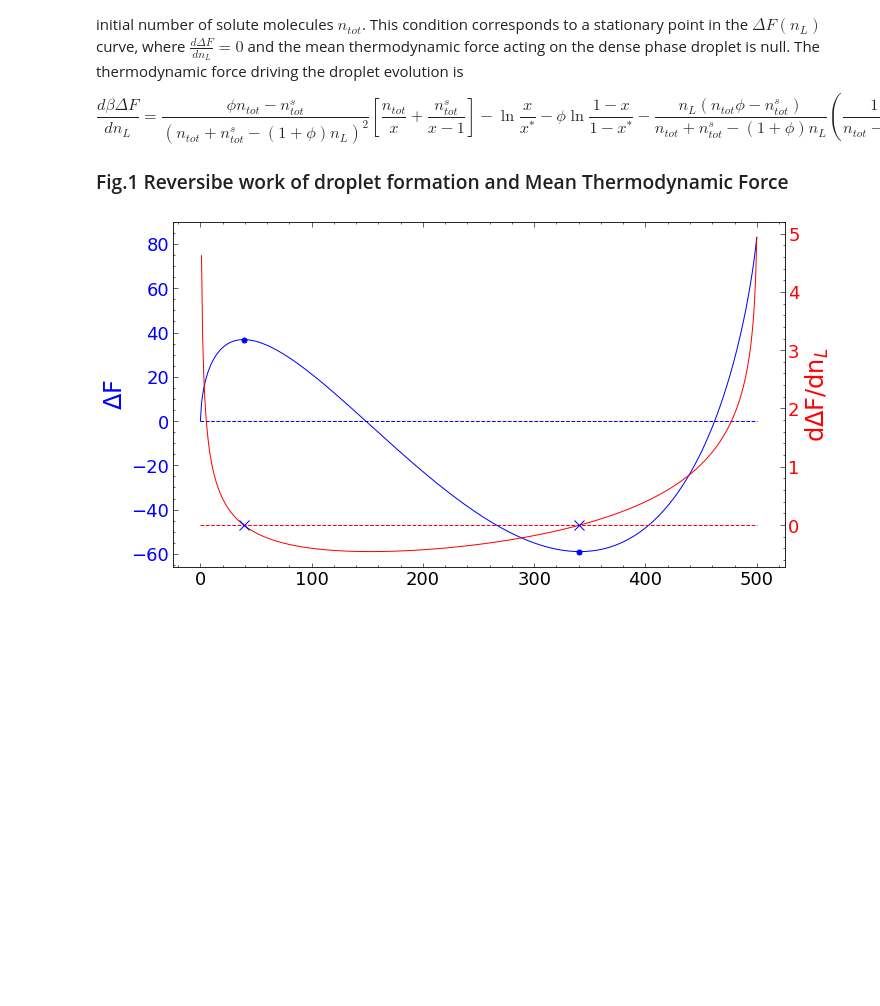
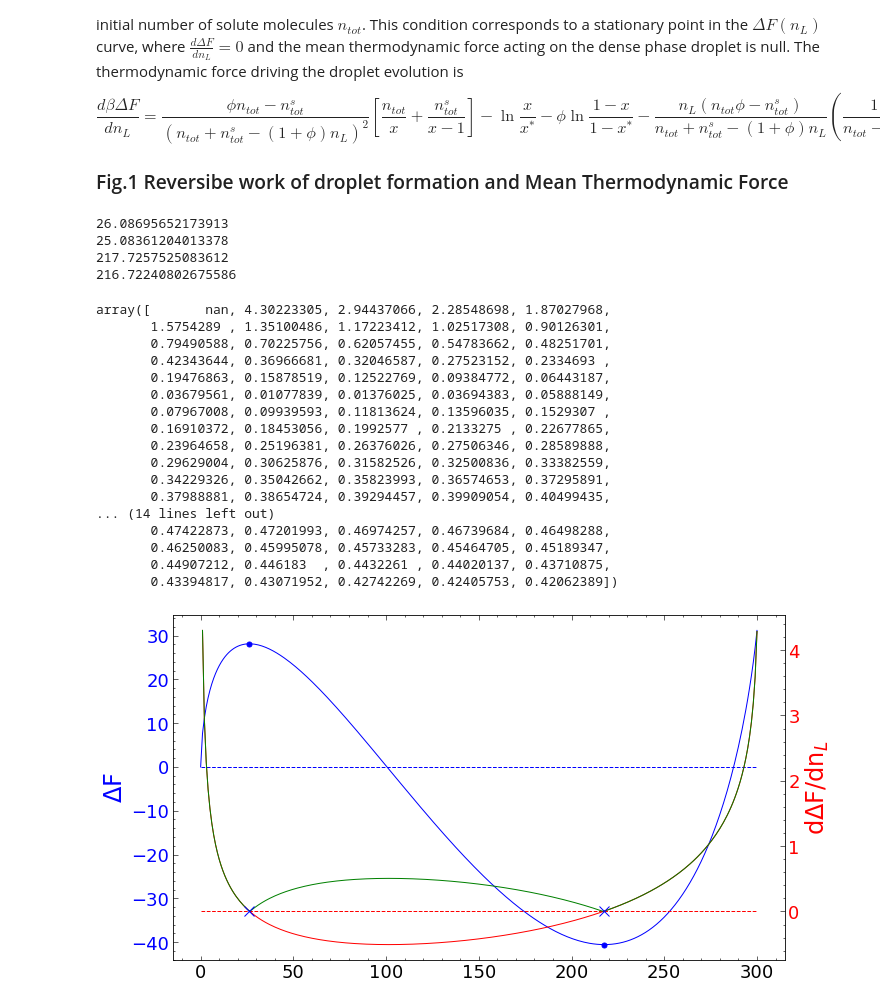
Before and after one commit to aaronrfinney/droplet-analysis, a Jupyter notebook: LLPS_CaCO3.ipynb, the cells around one changed output. Drawn from its saved outputs; the diff is of its cells as text; code cells hidden in the pictures; blank space fills up the shorter version.

```diff
--- a/LLPS_CaCO3.ipynb
+++ b/LLPS_CaCO3.ipynb
@@ -117,51 +118,102 @@ X=lambda nL, ntot, phi, nstot,: (ntot-nL)/(ntot+nstot-(1+phi)*nL)
 
 Nltot=lambda nL, ntot, phi, nstot,: (ntot+nstot-(1+phi)*nL)
 
+#F=lambda nL, ntot, phi, nstot, xstar, betasigmaprime, : \
+#                                -nL*(np.log(X(nL,ntot,phi,nstot)/xstar)) \
+#                                +phi*np.log((1-X(nL,ntot,phi,nstot))/(1-xstar))\
+#                                +ntot*np.log(X(nL,ntot,phi,nstot)/X(0,ntot,phi,nstot)) \
+#                                +nstot*np.log((1-X(nL,ntot,phi,nstot))/(1-X(0,ntot,phi,nstot))) \
+#                                +betasigmaprime*np.power((nL*(1+phi)),2/3)
+
 F=lambda nL, ntot, phi, nstot, xstar, betasigmaprime, : \
                                 -nL*(np.log(X(nL,ntot,phi,nstot)/xstar)) \
-                                +phi*np.log((1-X(nL,ntot,phi,nstot))/(1-xstar))\
+                                -nL*phi*np.log((1-X(nL,ntot,phi,nstot))/(1-xstar))\
                                 +ntot*np.log(X(nL,ntot,phi,nstot)/X(0,ntot,phi,nstot)) \
                                 +nstot*np.log((1-X(nL,ntot,phi,nstot))/(1-X(0,ntot,phi,nstot))) \
                                 +betasigmaprime*np.power((nL*(1+phi)),2/3)
+
+#dFdnL=lambda nL, ntot, phi, nstot, xstar, betasigmaprime, : \
+#                                            (phi*ntot-nstot)/np.power(Nltot(nL,ntot,phi,nstot),2)*(ntot/X(nL,ntot,phi,nstot)+nstot/(X(nL,ntot,phi,nstot)-1)) \
+#                                            -np.log(X(nL,ntot,phi,nstot)/xstar)-phi*np.log((1-X(nL,ntot,phi,nstot)/(1-xstar))) \
+#                                            -nL*(ntot*phi-nstot)/Nltot(nL,ntot,phi,nstot)*(1/(ntot-nL)-phi/(nstot-phi*nL)) \
+#                                            +2/3*betasigmaprime*np.power((1+phi),2/3)*np.power((nL*(1+phi)),-1/3)
 
 dFdnL=lambda nL, ntot, phi, nstot, xstar, betasigmaprime, : \
                                             (phi*ntot-nstot)/np.power(Nltot(nL,ntot,phi,nstot),2)*(ntot/X(nL,ntot,phi,nstot)+nstot/(X(nL,ntot,phi,nstot)-1)) \
                                             -np.log(X(nL,ntot,phi,nstot)/xstar)-phi*np.log((1-X(nL,ntot,phi,nstot)/(1-xstar))) \
                                             -nL*(ntot*phi-nstot)/Nltot(nL,ntot,phi,nstot)*(1/(ntot-nL)-phi/(nstot-phi*nL)) \
-                                            +2/3*betasigmaprime*np.power((1+phi),2/3)*np.power((nL*(1+phi)),-1/3)
+                                            +(2*betasigmaprime*np.power((1+phi)*nL,2/3)) / (3*nL)
 # %%
 # I am using order of magnitude values from illustrative purposes.
-nL=np.linspace(0,500,500)
-ntot=501 #g/l
-phi=0
-nstot=6000
-xstar=0.01
-betasigmaprime=10#
+nm=300
+nm2=np.int(nm/2)
+nL=np.linspace(0,nm,nm)
+#ntot=501 #g/l
+#phi=0
+#nstot=6000
+#xstar=0.01
+#betasigmaprime=10#
+ntot=301 #g/l
+phi=5
+nstot=30000
+xstar=0.00095
+betasigmaprime=3#
 
 #figure
 figure=plt.figure()
 ax2 = figure.add_axes([0.1,0.1,1.7,1.2])
 ax2.tick_params(axis ='y', labelcolor = 'blue')
 ax2.set_ylabel('$\Delta$F', fontsize=24, color='blue');
 
 #Free Energy
 plt.plot(nL,F(nL,ntot,phi,nstot,xstar,betasigmaprime),'b',linewidth=1)
 plt.show
 plt.plot(nL,np.zeros(np.shape(nL)),'b--',linewidth=1)
 
 ax1 = ax2.twinx()
 ax1.set_ylabel('d$\Delta$F/dn$_L$', fontsize=24, color='red')
 ax1.plot(nL,np.zeros(np.shape(nL)),'r--',linewidth=1)
 #Mean Force
 ax1.plot(nL,(dFdnL(nL,ntot,phi,nstot,xstar,betasigmaprime)),'r',linewidth=1)
+ax1.plot(nL,np.abs((dFdnL(nL,ntot,phi,nstot,xstar,betasigmaprime))),'g',linewidth=1)
+
 
 Ftot=F(nL,ntot,phi,nstot,xstar,betasigmaprime);
 ax2.plot(nL[np.argmax(Ftot[0:np.argmin(Ftot)])],np.max(Ftot[0:np.argmin(Ftot)]),'ob',markersize=5)
 ax2.plot(nL[np.argmin(Ftot)],np.min(Ftot),'ob',markersize=5)
 ax1.plot(nL[np.argmin(Ftot)],0,'xb',markersize=10)
 ax1.plot(nL[np.argmax(Ftot[0:np.argmin(Ftot)])],0,'xb',markersize=10)
 ax1.tick_params(axis ='y', labelcolor = 'red', right = True , labelright = True )
 
+dFdnltot = np.abs(dFdnL(nL,ntot,phi,nstot,xstar,betasigmaprime))
 plt.savefig('FES_and_dFdnL', dpi=600, bbox_inches='tight')
+
+print(nL[np.argmax(Ftot[:nm2])])
+print(nL[np.argmin(dFdnltot[1:nm2])])
+print(nL[np.argmin(Ftot)])
+print(nL[nm2+np.argmin(dFdnltot[nm2:])])
+
+dFdnltot[:nm2]
 # %% [output]
+26.08695652173913
+25.08361204013378
+217.7257525083612
+216.72240802675586
+array([       nan, 4.30223305, 2.94437066, 2.28548698, 1.87027968,
+       1.5754289 , 1.35100486, 1.17223412, 1.02517308, 0.90126301,
+       0.79490588, 0.70225756, 0.62057455, 0.54783662, 0.48251701,
+       0.42343644, 0.36966681, 0.32046587, 0.27523152, 0.2334693 ,
+       0.19476863, 0.15878519, 0.12522769, 0.09384772, 0.06443187,
+       0.03679561, 0.01077839, 0.01376025, 0.03694383, 0.05888149,
+       0.07967008, 0.09939593, 0.11813624, 0.13596035, 0.1529307 ,
+       0.16910372, 0.18453056, 0.1992577 , 0.2133275 , 0.22677865,
+       0.23964658, 0.25196381, 0.26376026, 0.27506346, 0.28589888,
+       0.29629004, 0.30625876, 0.31582526, 0.32500836, 0.33382559,
+       0.34229326, 0.35042662, 0.35823993, 0.36574653, 0.37295891,
+       0.37988881, 0.38654724, 0.39294457, 0.39909054, 0.40499435,
+... (14 lines left out)
+       0.47422873, 0.47201993, 0.46974257, 0.46739684, 0.46498288,
+       0.46250083, 0.45995078, 0.45733283, 0.45464705, 0.45189347,
+       0.44907212, 0.446183  , 0.4432261 , 0.44020137, 0.43710875,
+       0.43394817, 0.43071952, 0.42742269, 0.42405753, 0.42062389])
-[figure, old version]
+[figure, new version]
```
Also changed, not shown: parts of 9 cells of this notebook.
